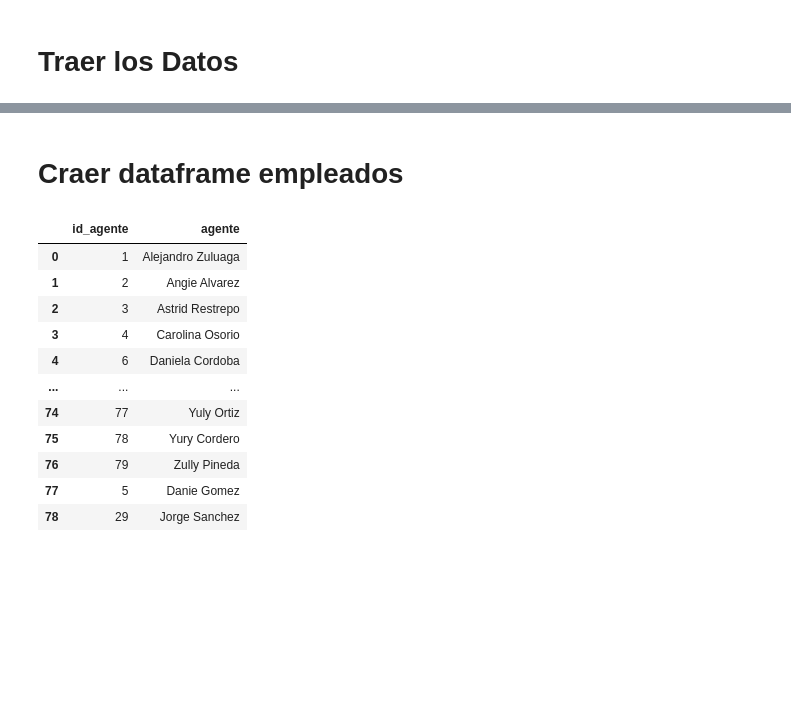
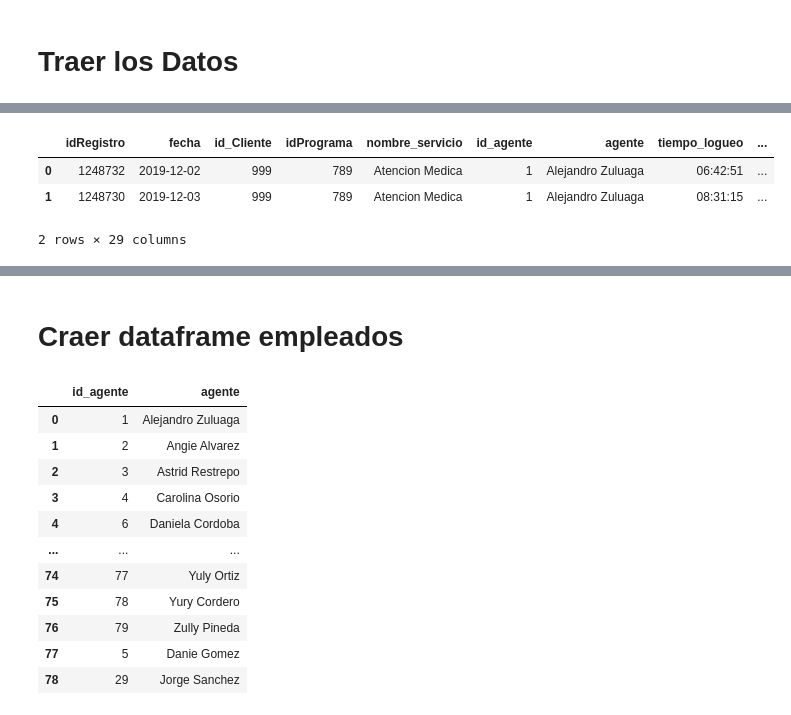
Before and after one commit to r2x4/consolidado_practice, a Jupyter notebook: consolidado_practice.ipynb, the cells around one changed output, grey strips where cells are left out. Cells and saved outputs as stored; diff of their text form; code cells hidden in the pictures; blank space fills up the shorter version.

```diff
--- a/consolidado_practice.ipynb
+++ b/consolidado_practice.ipynb
@@ -30,6 +39,13 @@ datos.describe()
 | 75% | 1.304164e+06 | 2018-12-24 00:00:00 | 999.0 | 789.0 | 49.000000 | 96.000000 | 0.0 | 0.0 | ... |
 | max | 1.838152e+06 | 2020-02-14 00:00:00 | 999.0 | 789.0 | 79.000000 | 153.000000 | 0.0 | 0.0 | ... |
 | std | 1.157643e+05 | NaN | 0.0 | 0.0 | 21.933297 | 31.384030 | 0.0 | 0.0 | ... |
+# %%
+datos.head(2)
+# %% [output]
+|  | idRegistro | fecha | id_Cliente | idPrograma | nombre_servicio | id_agente | agente | tiempo_logueo | ... |
+| 0 | 1248732 | 2019-12-02 | 999 | 789 | Atencion Medica | 1 | Alejandro Zuluaga | 06:42:51 | ... |
+| 1 | 1248730 | 2019-12-03 | 999 | 789 | Atencion Medica | 1 | Alejandro Zuluaga | 08:31:15 | ... |
+2 rows × 29 columns
 # %%
 datos.info()
 # %% [output]
```
Also changed, not shown: parts of 7 cells of this notebook.
